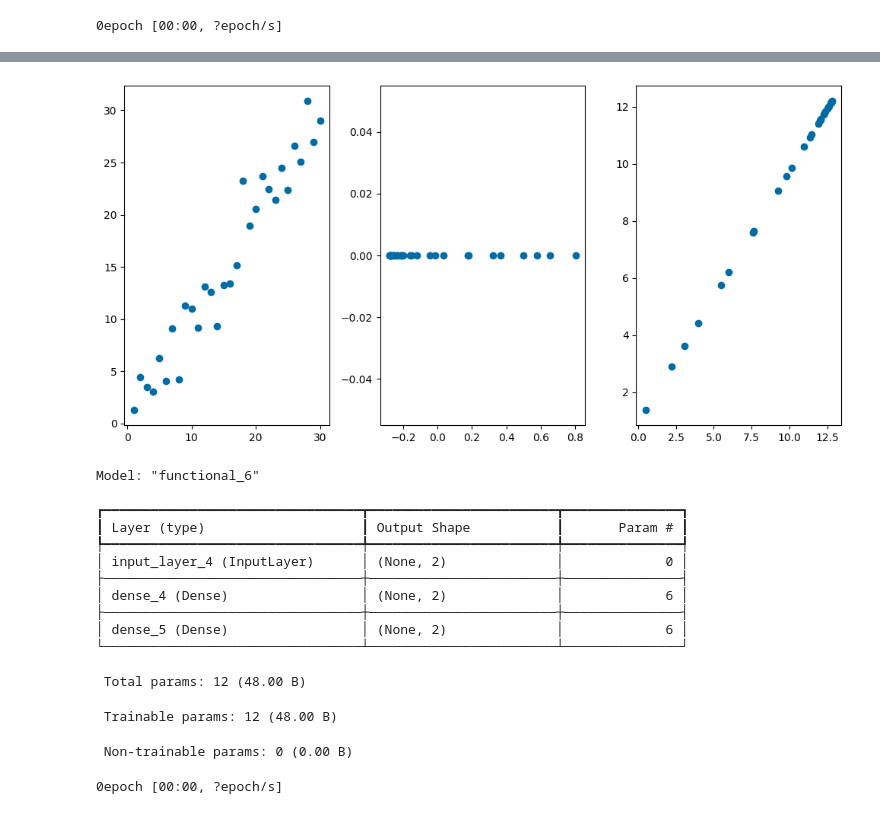
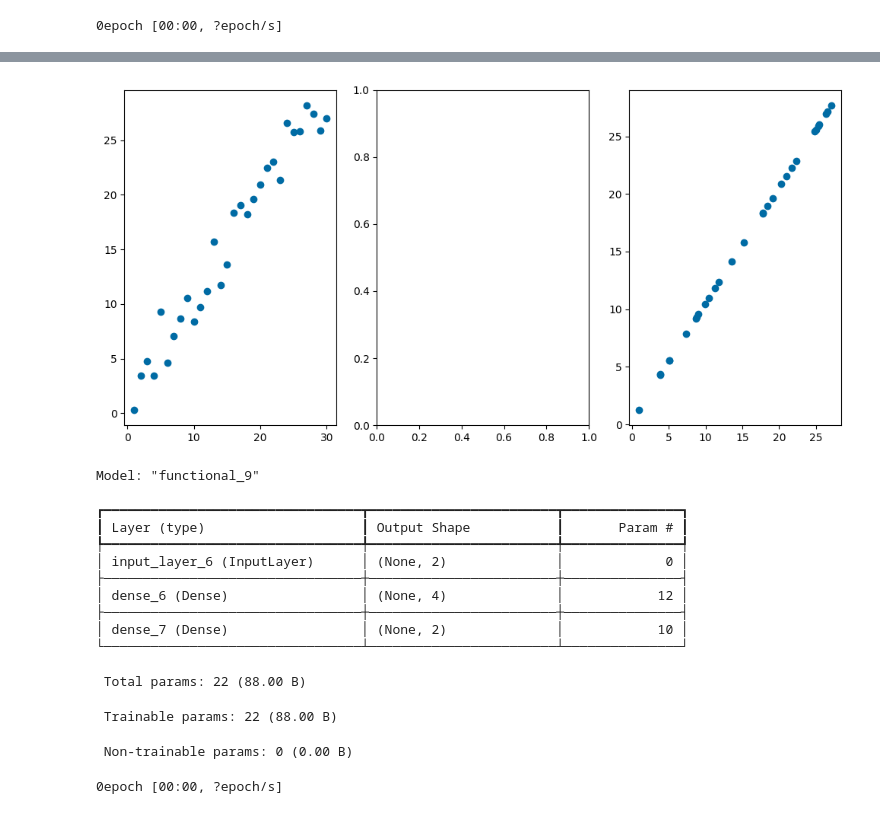
Before and after one commit to mariolpantunes/mlac, a Jupyter notebook: notebooks/notebook_01.ipynb, the cells around one changed output, grey strips where cells are left out. Saved outputs shown, nothing was run; the diff lists cells and outputs as text; code cells hidden in the pictures.

```diff
--- a/notebooks/notebook_01.ipynb
+++ b/notebooks/notebook_01.ipynb
@@ -107,7 +105,7 @@ y2 = X2[:,1]
 fig, (ax1, ax2, ax3) = plt.subplots(1, 3)
 
 ax1.scatter(x, y)
-ax2.scatter(y_preds, np.full((30, ), 0, dtype=int))
+#ax2.scatter(y_preds, np.full((30, ), 0, dtype=int))
 ax3.scatter(x2, y2)
 plt.show()
 # %% [output]
@@ -116,20 +114,20 @@ plt.show()
-[figure, old version]
+[figure, new version]
 # %%
-autoencoder, encoder, decoder = autoencoder_model(2,2)
+autoencoder, encoder, decoder = autoencoder_model(2,4)
 autoencoder.summary()
 # %% [output]
-Model: "functional_6"
+Model: "functional_9"
 ┏━━━━━━━━━━━━━━━━━━━━━━━━━━━━━━━━━┳━━━━━━━━━━━━━━━━━━━━━━━━┳━━━━━━━━━━━━━━━┓
 ┃ Layer (type)                    ┃ Output Shape           ┃       Param # ┃
 ┡━━━━━━━━━━━━━━━━━━━━━━━━━━━━━━━━━╇━━━━━━━━━━━━━━━━━━━━━━━━╇━━━━━━━━━━━━━━━┩
-│ input_layer_4 (InputLayer)      │ (None, 2)              │             0 │
+│ input_layer_6 (InputLayer)      │ (None, 2)              │             0 │
 ├─────────────────────────────────┼────────────────────────┼───────────────┤
-│ dense_4 (Dense)                 │ (None, 2)              │             6 │
+│ dense_6 (Dense)                 │ (None, 4)              │            12 │
 ├─────────────────────────────────┼────────────────────────┼───────────────┤
-│ dense_5 (Dense)                 │ (None, 2)              │             6 │
+│ dense_7 (Dense)                 │ (None, 2)              │            10 │
 └─────────────────────────────────┴────────────────────────┴───────────────┘
- Total params: 12 (48.00 B)
+ Total params: 22 (88.00 B)
- Trainable params: 12 (48.00 B)
+ Trainable params: 22 (88.00 B)
  Non-trainable params: 0 (0.00 B)
 # %%
 x2 = x[:,np.newaxis]
```
Also changed, not shown: parts of 9 cells of this notebook, 3 other files.
